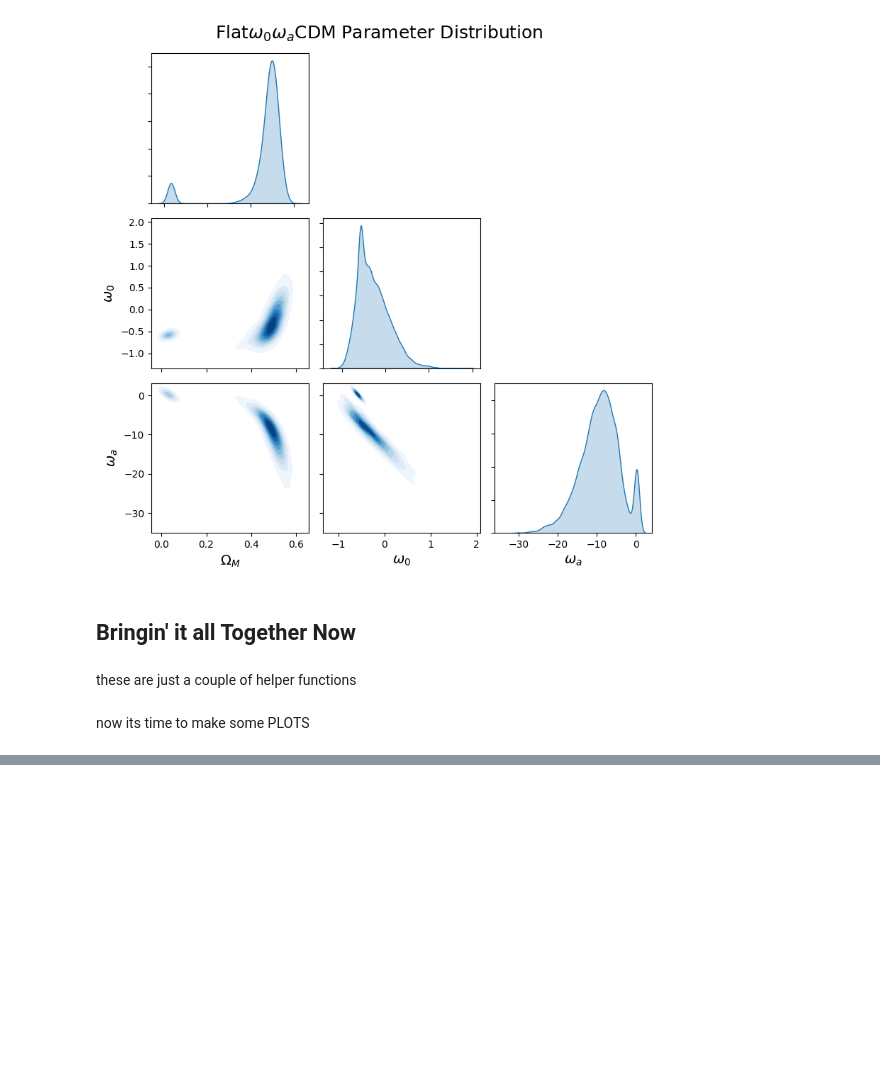
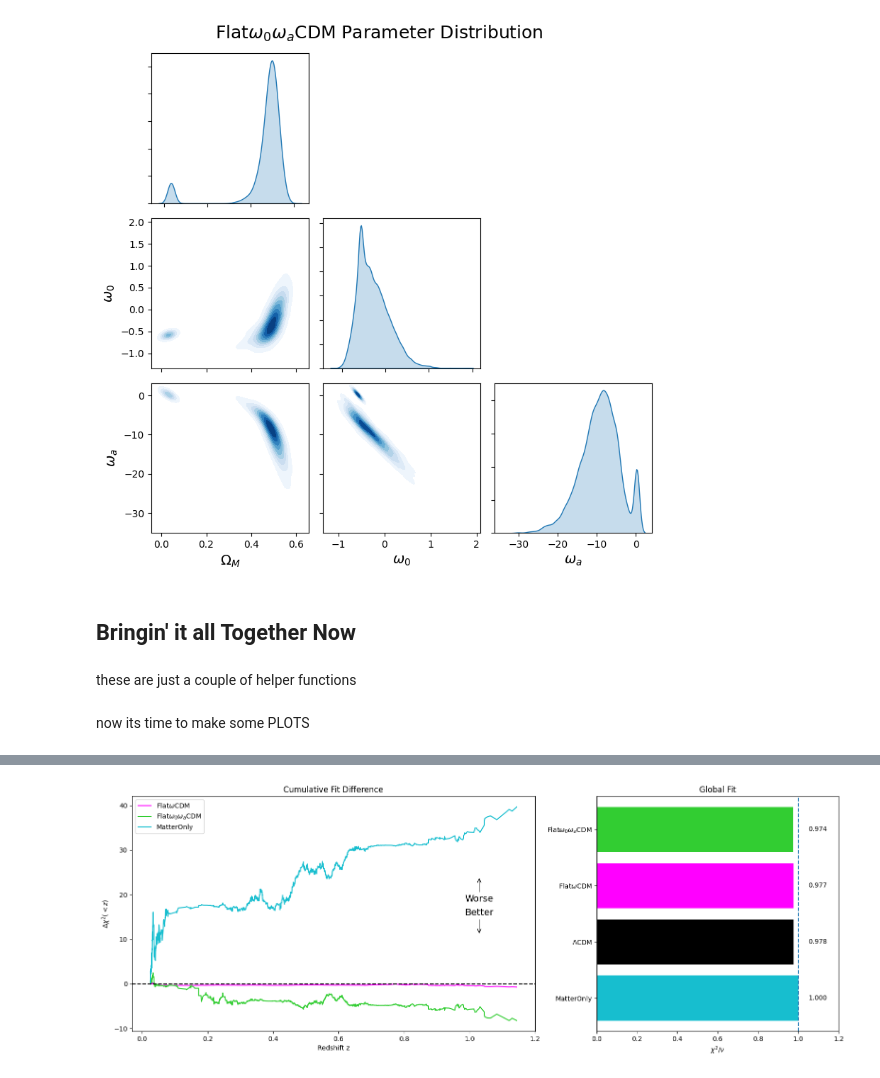
Before and after one commit to MagicalBean/DES_MCMC, a Jupyter notebook: analysis.ipynb, the cells around one changed output, grey strips where cells are left out. Saved outputs shown, nothing was run; the diff lists cells and outputs as text; code cells hidden in the pictures; blank space fills up the shorter version.

```diff
--- a/analysis.ipynb
+++ b/analysis.ipynb
@@ -355,0 +380,86 @@ plt.show()
+# %%
+df = df.sort_values('zHD') # make sure they are sorted by their z value
+
+# compute the MU values for each model
+df['mu_lcdm'] = model_median(lcdm_sampler.burned[['H_0', 'Om_m', 'Om_l']], lcdm_sampler.mu_model_corrected, df['zHD'])
+df['mu_fwcdm'] = model_median(fwcdm_sampler.burned, fwcdm_sampler.mu_model_corrected, df['zHD'])
+df['mu_fw0wa'] = model_median(fw0wa_sampler.burned, fw0wa_sampler.mu_model_corrected, df['zHD'])
+df['mu_monly'] = model_median(monly_sampler.burned[['H_0', 'Om_m']], monly_sampler.mu_model_corrected, df['zHD'])
+
+# chi^2 for each model
+df['chi2_lcdm'] = (((df["MU"] - df["mu_lcdm"]) / df["MUERR"])**2)
+df['chi2_fwcdm'] = (((df["MU"] - df["mu_fwcdm"]) / df["MUERR"])**2)
+df['chi2_fw0wa'] = (((df["MU"] - df["mu_fw0wa"]) / df["MUERR"])**2)
+df['chi2_monly'] = (((df["MU"] - df["mu_monly"]) / df["MUERR"])**2)
+
+# cumulative sum of chi^2 for each model
+df['cum_chi2_lcdm'] =  df['chi2_lcdm'].cumsum()
+df['cum_chi2_fwcdm'] = df['chi2_fwcdm'].cumsum()
+df['cum_chi2_fw0wa'] = df['chi2_fw0wa'].cumsum()
+df['cum_chi2_monly'] = df['chi2_monly'].cumsum()
+# %%
+# degrees of freedom = (# of samples) - (# of parameters)
+chi2_lcdm  = df['chi2_lcdm'].sum() / (len(df) - lcdm_sampler.model.ndim)
+chi2_fwcdm = df['chi2_fwcdm'].sum() / (len(df) - fwcdm_sampler.model.ndim)
+chi2_fw0wa = df['chi2_fw0wa'].sum() / (len(df) - fw0wa_sampler.model.ndim)
+chi2_monly = df['chi2_monly'].sum() / (len(df) - monly_sampler.model.ndim)
+
+results = pd.DataFrame({
+    'model': ['$\Lambda$CDM', 'Flat$\omega$CDM', 'Flat$\omega_0\omega_a$CDM', 'MatterOnly'],
+    # 'chi2': [df['chi2_lcdm'].sum(), df['chi2_fwcdm'].sum(), df['chi2_fw0wa'].sum(), df['chi2_monly'].sum()],
+    'red_chi2': [chi2_lcdm, chi2_fwcdm, chi2_fw0wa, chi2_monly]
+})
+
+# cumulative sum DELTA to lambda CDM model
+df[f"d_cum_fwcdm"] = df[f"cum_chi2_fwcdm"] - df[f"cum_chi2_lcdm"]
+df[f"d_cum_fw0wa"] = df[f"cum_chi2_fw0wa"] - df[f"cum_chi2_lcdm"]
+df[f"d_cum_monly"] = df[f"cum_chi2_monly"] - df[f"cum_chi2_lcdm"]
+
+fig, (ax1, ax2) = plt.subplots(1, 2, figsize=(16, 6), gridspec_kw={'width_ratios': [2.5, 1.5]})
+
+# delta cumulative chi^2
+ax1.plot(df['zHD'], df['d_cum_fwcdm'], color='magenta', label='Flat$\omega$CDM')
+ax1.plot(df['zHD'], df['d_cum_fw0wa'], color='limegreen', label='Flat$\omega_0\omega_a$CDM')
+ax1.plot(df['zHD'], df['d_cum_monly'], color='tab:cyan', label='MatterOnly')
+
+ax1.annotate(
+    'Worse',
+    xy=(df['zHD'].max()*0.9, 24),
+    xytext=(df['zHD'].max()*0.9, 18),
+    arrowprops=dict(arrowstyle='->'),
+    ha='center',
+    va='bottom',
+    size=14
+)
+
+ax1.annotate(
+    'Better',
+    xy=(df['zHD'].max()*0.9, 11),
+    xytext=(df['zHD'].max()*0.9, 17),
+    arrowprops=dict(arrowstyle='->'),
+    ha="center",
+    va='top',
+    size=14
+)
+
+ax1.axhline(0, linestyle="--", color='black')
+ax1.set_xlabel("Redshift z")
+ax1.set_ylabel(r"$\Delta \chi^2(<z)$")
+ax1.set_title("Cumulative Fit Difference")
+ax1.legend()
+
+results = results.sort_values('red_chi2', ascending=False)
+ax2.barh(results['model'], results['red_chi2'], color=['tab:cyan', 'black', 'magenta', 'limegreen'])
+
+ax2.axvline(1, linestyle="--")
+ax2.set_xlabel(r"$\chi^2 / \nu$")
+ax2.set_title("Global Fit")
+ax2.set_xlim(0, 1.2)
+
+for i, v in enumerate(results["red_chi2"]):
+    ax2.text(1.05, i, f"{v:.3f}", va='center')
+
+plt.tight_layout()
+plt.show()
+# %% [output]
+[figure, added]
```
Also changed, not shown: parts of 3 cells of this notebook.
